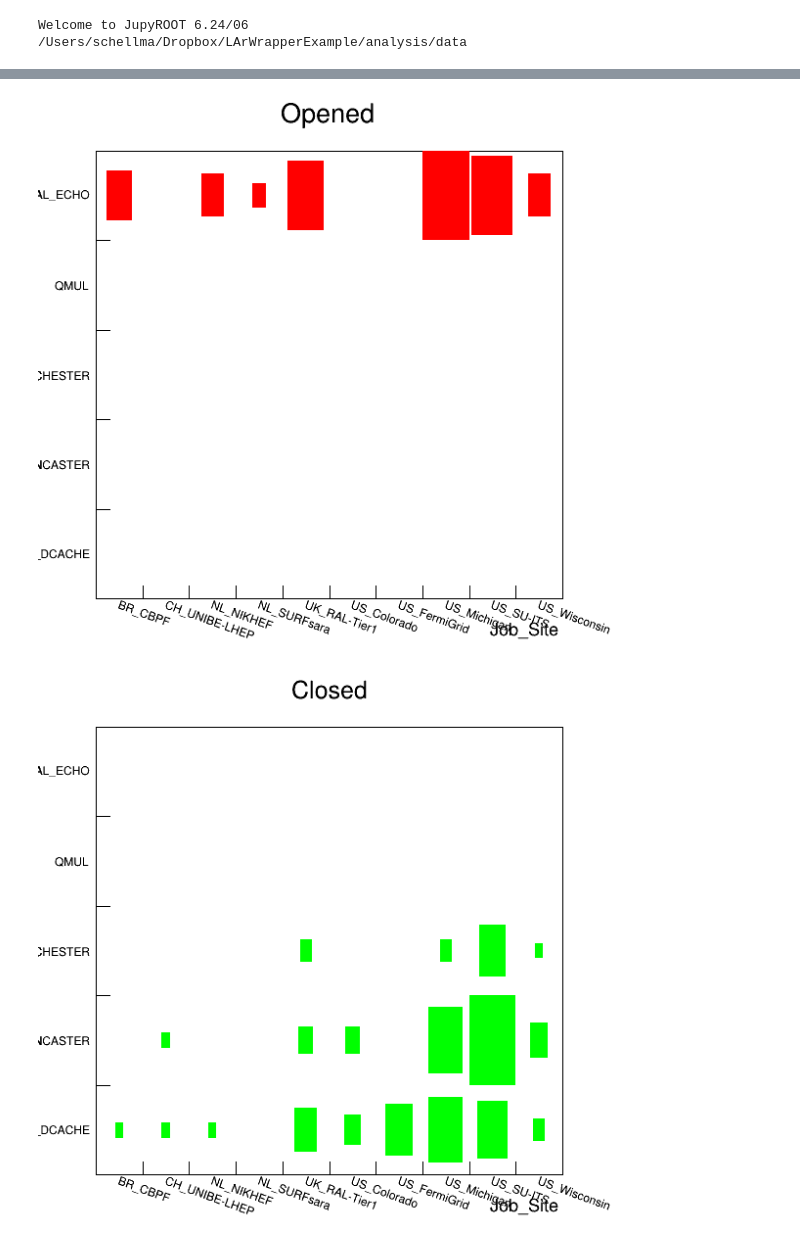
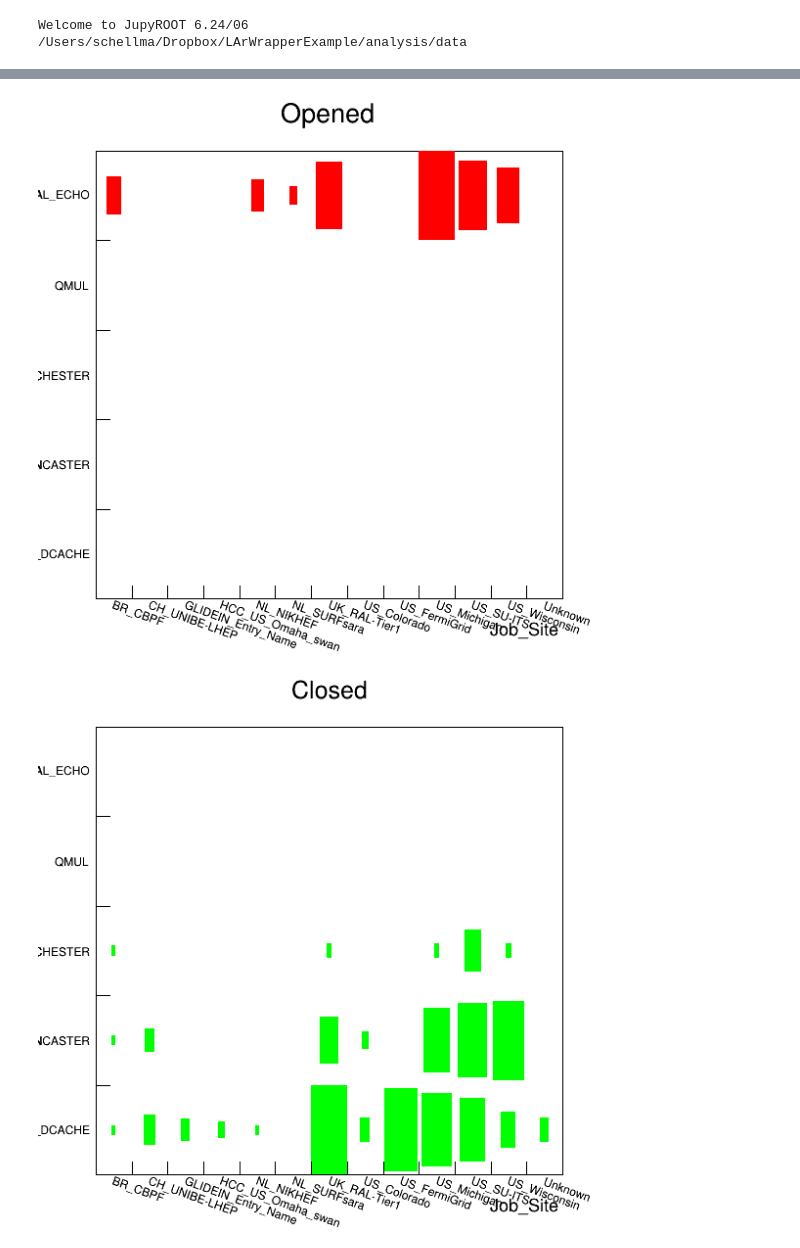
Before and after one commit to StevenCTimm/DataCatalogDocs, a Jupyter notebook: analysis/analysis2D.ipynb, the cells around one changed output, grey strips where cells are left out. Cells and saved outputs as stored; diff of their text form; code cells hidden in the pictures.

```diff
--- a/analysis/analysis2D.ipynb
+++ b/analysis/analysis2D.ipynb
@@ -75,6 +76,8 @@ for name in ["Requested","Opened","Closed"]:
 {'FNAL_DCACHE': 1, 'LANCASTER': 2, 'MANCHESTER': 3, 'QMUL': 4, 'RAL_ECHO': 5}
 # %%
 for r in data:
+    if r["job_site"] == None: r["job_site"] = "Unknown"
+
     isite = mapofsites[r["job_site"]] -.5
     irse = mapofrses[r["rse"]]-.5
     state = r["final_state"]
@@ -98,5 +101,5 @@ for state in ["Requested","Opened","Closed"]:
-[figure, old version]
+[figure, new version]
-[figure, old version]
+[figure, new version]
 # %%
 
 c1 = ROOT.TCanvas()
```
Also changed, not shown: parts of 3 cells of this notebook, 10 other files.
